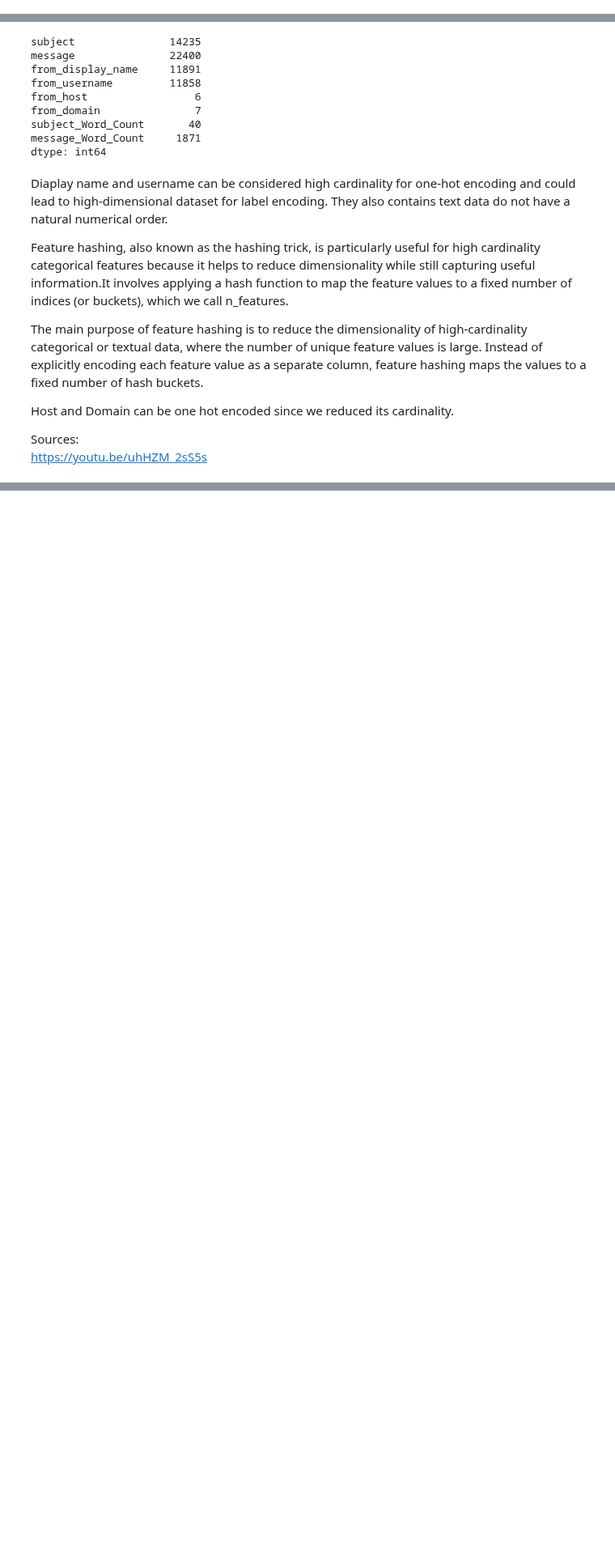
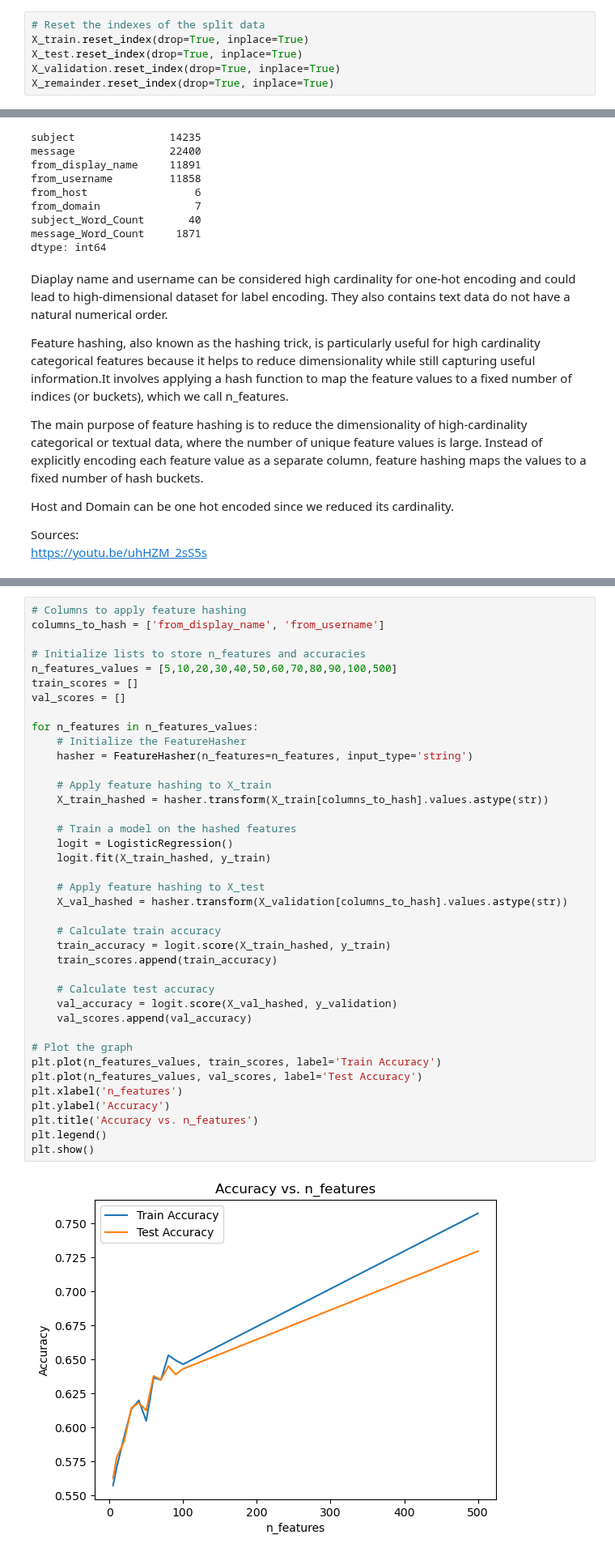
Before and after one commit to dfrancis-tech/email_spam, a Jupyter notebook: Feature_Engineering.ipynb, the cells around one changed output, grey strips where cells are left out. Shown at 81% size. Drawn from its saved outputs; the diff is of its cells as text; blank space fills up the shorter version.

Commit message:
feature hash email username and displayname

```diff
--- a/Feature_Engineering.ipynb
+++ b/Feature_Engineering.ipynb
@@ -492,3 +513,9 @@ X_train.head()
+# %%
+# Reset the indexes of the split data
+X_train.reset_index(drop=True, inplace=True)
+X_test.reset_index(drop=True, inplace=True)
+X_validation.reset_index(drop=True, inplace=True)
+X_remainder.reset_index(drop=True, inplace=True)
 # %% [markdown]
 <a id = "fh"></a>
 ### 3.1. Feature Hashing
@@ -519,0 +550,41 @@ https://youtu.be/uhHZM_2sS5s
+# %%
+# Columns to apply feature hashing
+columns_to_hash = ['from_display_name', 'from_username']
+
+# Initialize lists to store n_features and accuracies
+n_features_values = [5,10,20,30,40,50,60,70,80,90,100,500]
+train_scores = []
+val_scores = []
+
+for n_features in n_features_values:
+    # Initialize the FeatureHasher
+    hasher = FeatureHasher(n_features=n_features, input_type='string')
+
+    # Apply feature hashing to X_train
+    X_train_hashed = hasher.transform(X_train[columns_to_hash].values.astype(str))
+
+    # Train a model on the hashed features
+    logit = LogisticRegression()
+    logit.fit(X_train_hashed, y_train)
+
+    # Apply feature hashing to X_test
+    X_val_hashed = hasher.transform(X_validation[columns_to_hash].values.astype(str))
+
+    # Calculate train accuracy
+    train_accuracy = logit.score(X_train_hashed, y_train)
+    train_scores.append(train_accuracy)
+
+    # Calculate test accuracy
+    val_accuracy = logit.score(X_val_hashed, y_validation)
+    val_scores.append(val_accuracy)
+
+# Plot the graph
+plt.plot(n_features_values, train_scores, label='Train Accuracy')
+plt.plot(n_features_values, val_scores, label='Test Accuracy')
+plt.xlabel('n_features')
+plt.ylabel('Accuracy')
+plt.title('Accuracy vs. n_features')
+plt.legend()
+plt.show()
+# %% [output]
+[figure, added]
```
Also changed, not shown: parts of 16 cells of this notebook.
